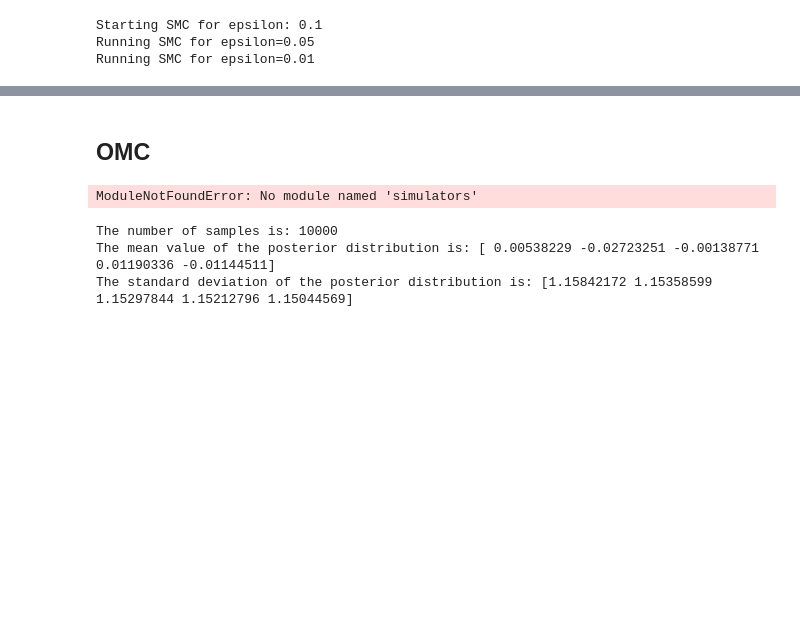
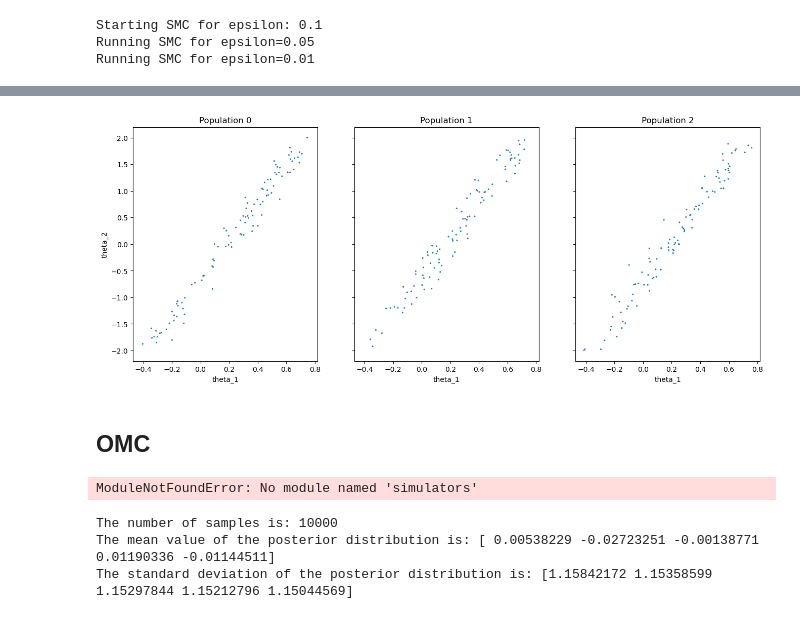
Before and after one commit to TheodoraChrysoula/sbi, a Jupyter notebook: notebooks/SBI_examples.ipynb, the cells around one changed output, grey strips where cells are left out. Saved outputs shown, nothing was run; the diff lists cells and outputs as text; code cells hidden in the pictures; blank space fills up the shorter version.

```diff
--- a/notebooks/SBI_examples.ipynb
+++ b/notebooks/SBI_examples.ipynb
@@ -268,0 +334,3 @@ print(results_jax[2]['samples_pos'].max(axis = 0))
+# %%
+schedule = [0.1, 0.05, 0.01]
+%time result_smc=smc.sample(100, schedule)
@@ -269,3 +382,18 @@ print(results_jax[2]['samples_pos'].max(axis = 0))
+# %%
+n_populations = len(schedule)
+fig, ax = plt.subplots(ncols=n_populations, sharex=True, sharey=True, figsize=(16,6))
+
+for i, pop in enumerate(result_smc.populations):
+    s = pop.samples
+    ax[i].scatter(s['theta_1'], s['theta_2'], s=5, edgecolor='none');
+    ax[i].set_title("Population {}".format(i));
+    #ax[i].plot([0, 2, -2, 0], [-1, 1, 1, -1], 'b')
+    ax[i].set_xlabel('theta_1');
+ax[0].set_ylabel('theta_2');
+#ax[0].set_xlim([-2, 2])
+#ax[0].set_ylim([-1, 1]);
+# %% [output]
+[figure, added]
 # %% [markdown]
 ## OMC
 # %%
```
Also changed, not shown: parts of 21 cells of this notebook, 1 other file.
